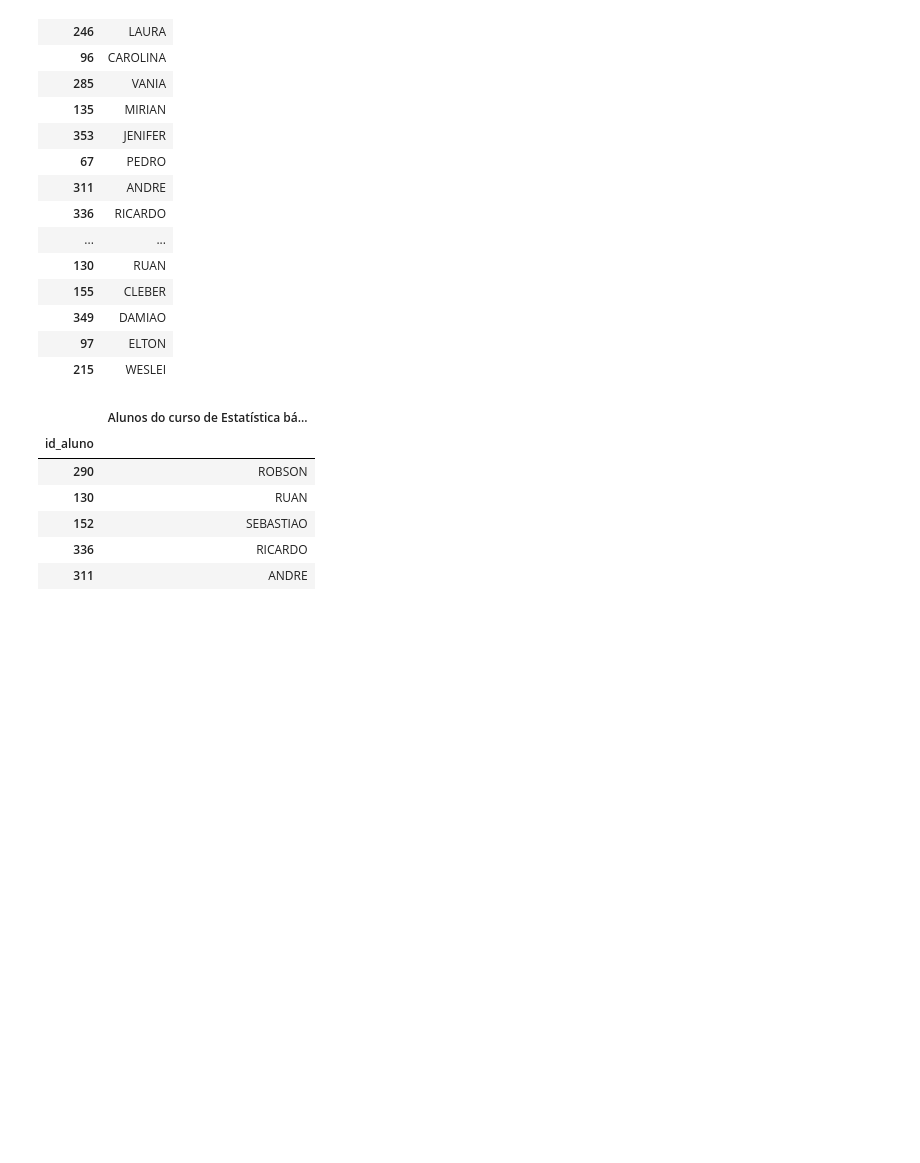
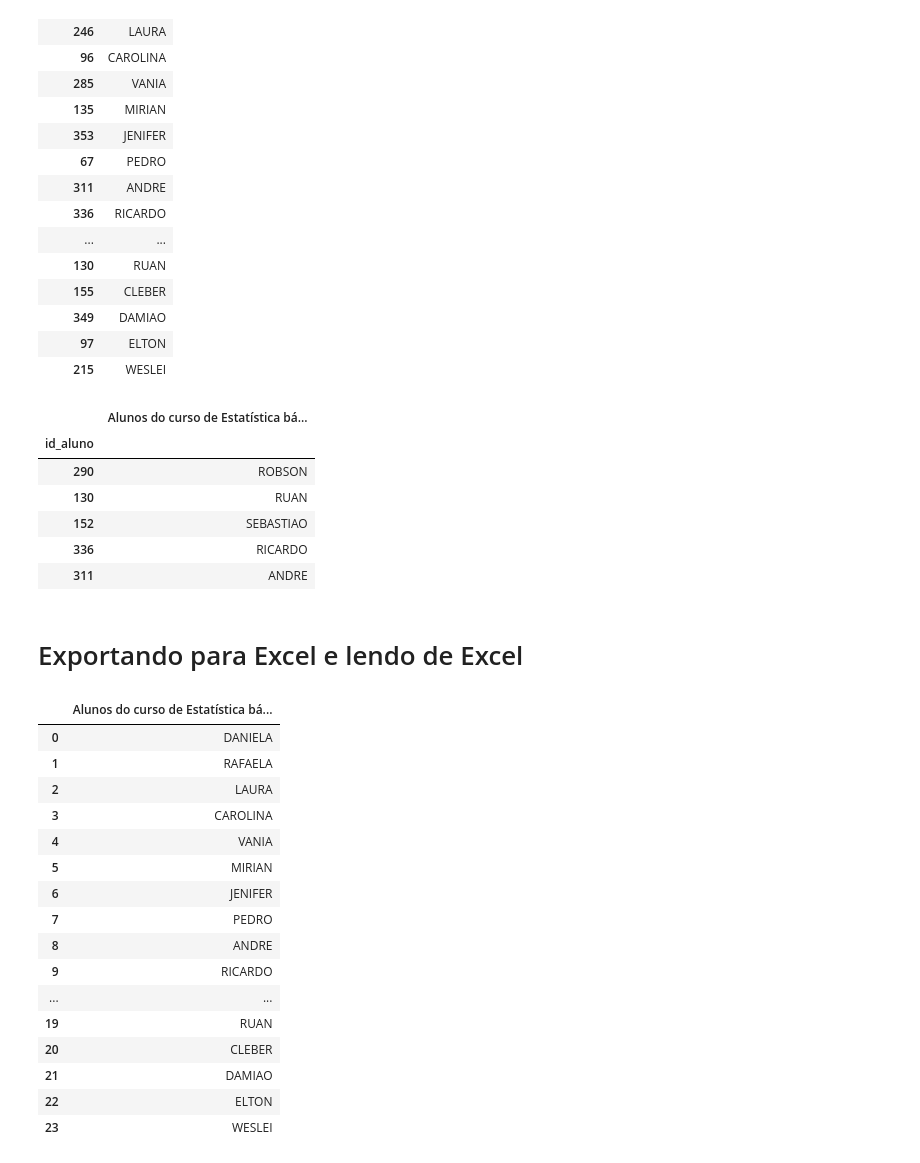
Before and after one commit to jba93/dados_escolares, a Jupyter notebook: escola_python.ipynb, the cells around one changed output. Cells and saved outputs as stored; diff of their text form; code cells hidden in the pictures; blank space fills up the shorter version.

Commit message:
Exportando para Excel e lendo de Excel

```diff
--- a/escola_python.ipynb
+++ b/escola_python.ipynb
@@ -333,3 +333,5 @@ proxima_turma.sample(5)
 | 152 | SEBASTIAO |
 | 336 | RICARDO |
 | 311 | ANDRE |
+# %% [markdown]
+# Exportando para Excel e lendo de Excel
@@ -335,0 +340,20 @@ proxima_turma.sample(5)
+# %%
+pd.read_excel('proxima_turma.xlsx')
+# %% [output]
+|  | Alunos do curso de Estatística bá... |
+| 0 | DANIELA |
+| 1 | RAFAELA |
+| 2 | LAURA |
+| 3 | CAROLINA |
+| 4 | VANIA |
+| 5 | MIRIAN |
+| 6 | JENIFER |
+| 7 | PEDRO |
+| 8 | ANDRE |
+| 9 | RICARDO |
+| ... | ... |
+| 19 | RUAN |
+| 20 | CLEBER |
+| 21 | DAMIAO |
+| 22 | ELTON |
+| 23 | WESLEI |
```
Also changed, not shown: parts of 1 cell of this notebook.
